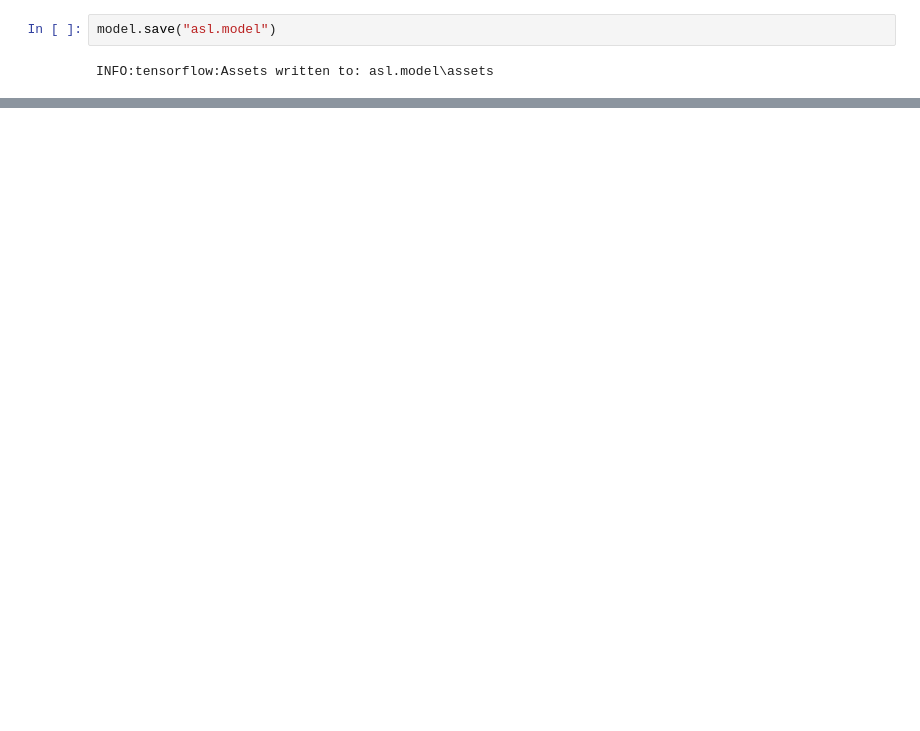
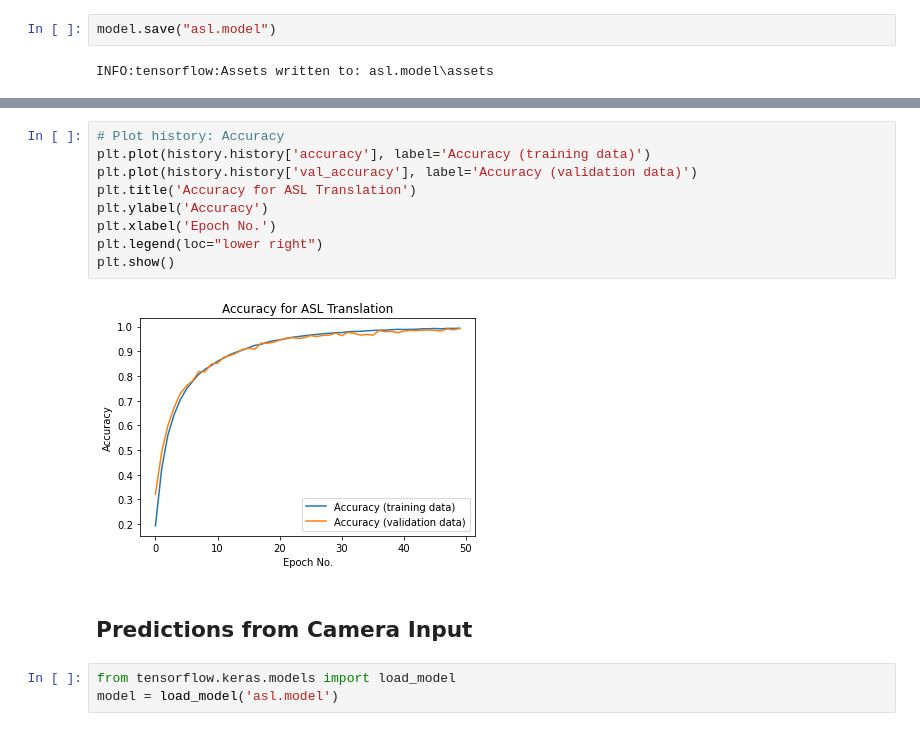
Before and after one commit to Jeremy-Vidaurri/ASL-Translator, a Jupyter notebook: Att2.ipynb, the cells around one changed output, grey strips where cells are left out. Saved outputs shown, nothing was run; the diff lists cells and outputs as text; blank space fills up the shorter version.

```diff
--- a/Att2.ipynb
+++ b/Att2.ipynb
@@ -112,0 +123,16 @@ INFO:tensorflow:Assets written to: asl.model\assets
+# %%
+# Plot history: Accuracy
+plt.plot(history.history['accuracy'], label='Accuracy (training data)')
+plt.plot(history.history['val_accuracy'], label='Accuracy (validation data)')
+plt.title('Accuracy for ASL Translation')
+plt.ylabel('Accuracy')
+plt.xlabel('Epoch No.')
+plt.legend(loc="lower right")
+plt.show()
+# %% [output]
+[figure, added]
+# %% [markdown]
+## Predictions from Camera Input
+# %%
+from tensorflow.keras.models import load_model
+model = load_model('asl.model')
```
Also changed, not shown: parts of 10 cells of this notebook, 4 other files.
